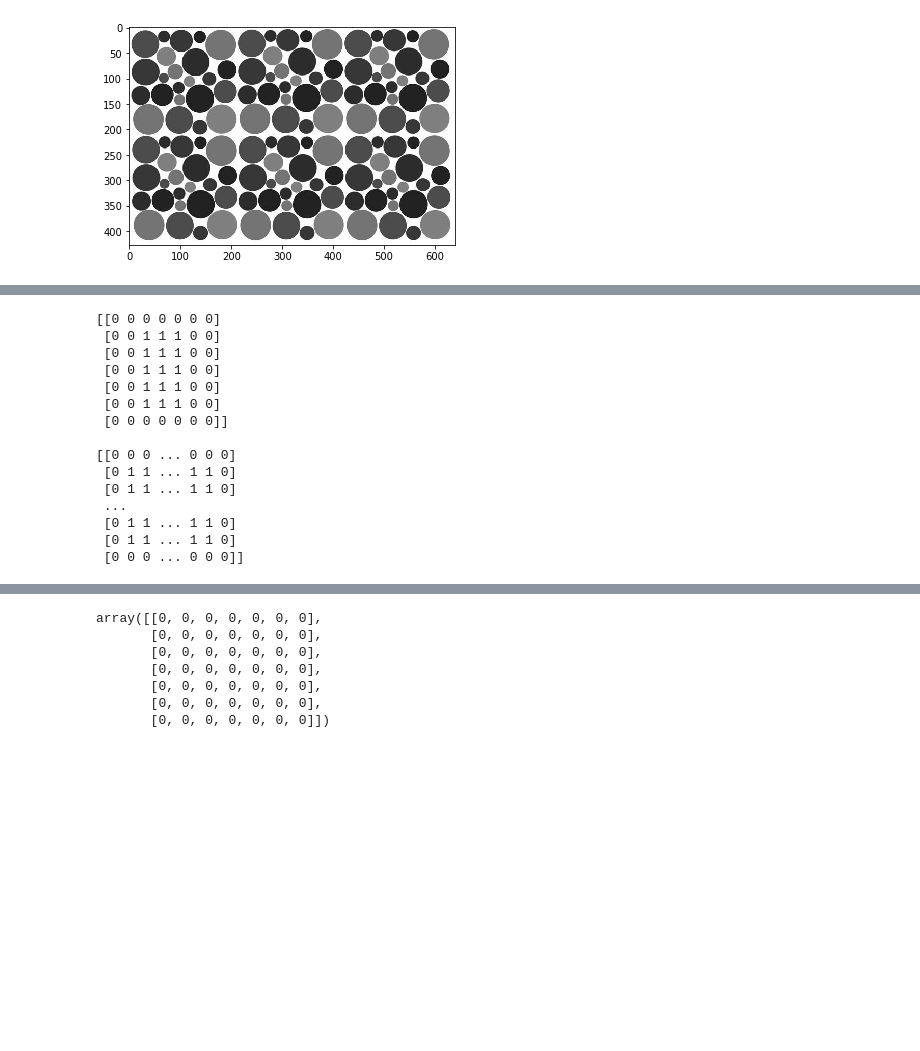
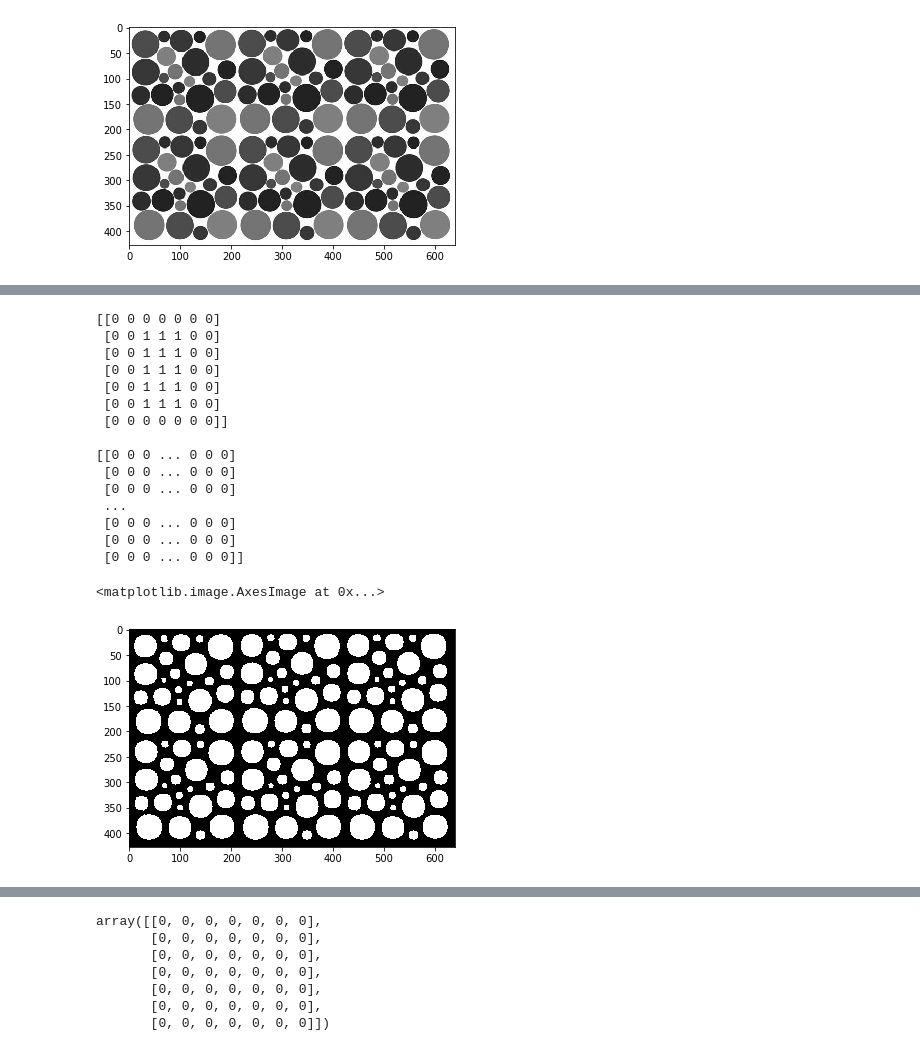
Before and after one commit to bako1/IMT3881, a Jupyter notebook: 09_bildebehandling/Arbeidskrav_09.ipynb, the cells around one changed output, grey strips where cells are left out. Saved outputs shown, nothing was run; the diff lists cells and outputs as text; code cells hidden in the pictures; blank space fills up the shorter version.

```diff
--- a/09_bildebehandling/Arbeidskrav_09.ipynb
+++ b/09_bildebehandling/Arbeidskrav_09.ipynb
@@ -55,27 +55,31 @@ plt.imshow(binary,cmap='gray')
 # %%
 import scipy as sc
 import numpy as np
 from scipy import ndimage
 kernal=np.zeros((7,7), dtype=np.int)
 kernal[1:6,2:5]=1
 print(kernal,'\n')
 
-erosion=ndimage.binary_erosion(binary).astype(kernal.dtype)
+erosion=ndimage.binary_erosion(binary,iterations=5).astype(kernal.dtype)
 
 print(erosion)
+
+plt.imshow(erosion,cmap='gray')
 # %% [output]
 [[0 0 0 0 0 0 0]
  [0 0 1 1 1 0 0]
  [0 0 1 1 1 0 0]
  [0 0 1 1 1 0 0]
  [0 0 1 1 1 0 0]
  [0 0 1 1 1 0 0]
  [0 0 0 0 0 0 0]]
 
 [[0 0 0 ... 0 0 0]
- [0 1 1 ... 1 1 0]
- [0 1 1 ... 1 1 0]
+ [0 0 0 ... 0 0 0]
+ [0 0 0 ... 0 0 0]
  ...
- [0 1 1 ... 1 1 0]
- [0 1 1 ... 1 1 0]
+ [0 0 0 ... 0 0 0]
+ [0 0 0 ... 0 0 0]
  [0 0 0 ... 0 0 0]]
+<matplotlib.image.AxesImage at 0x...>
+[figure, added]
```
Also changed, not shown: parts of 3 cells of this notebook.
